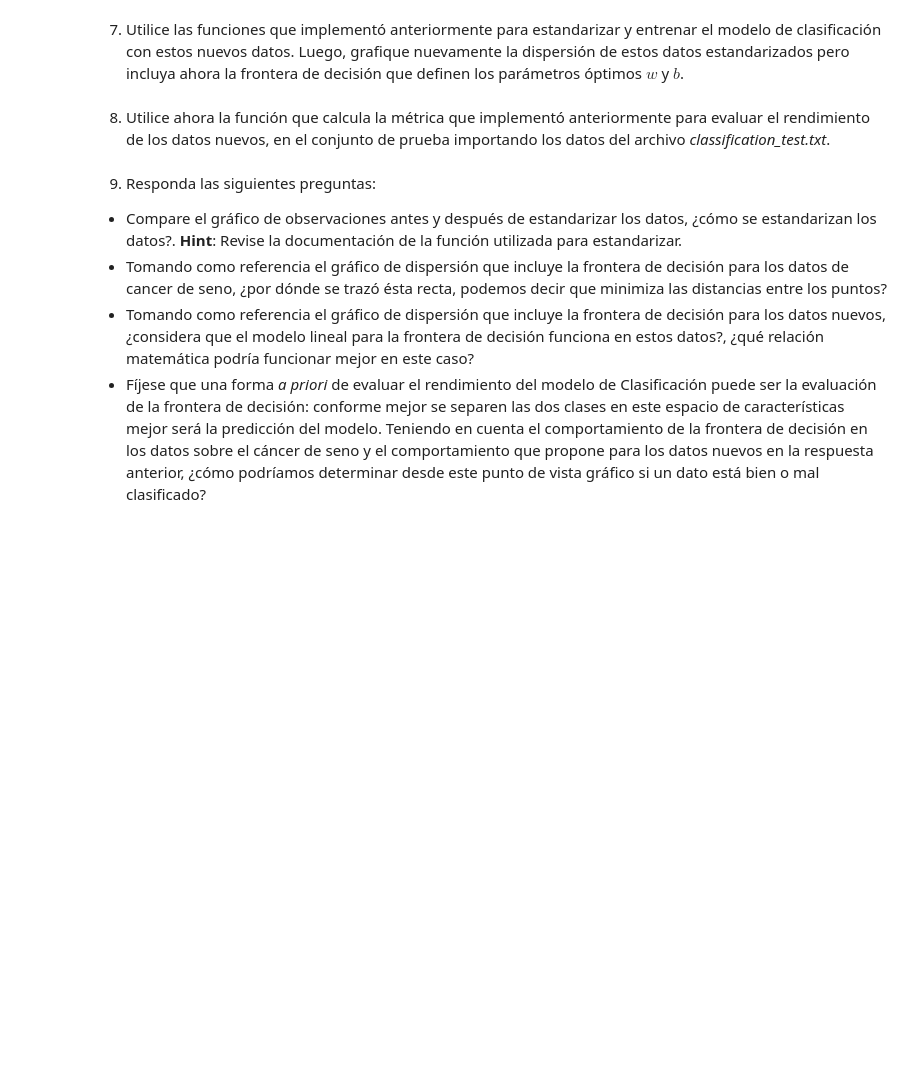
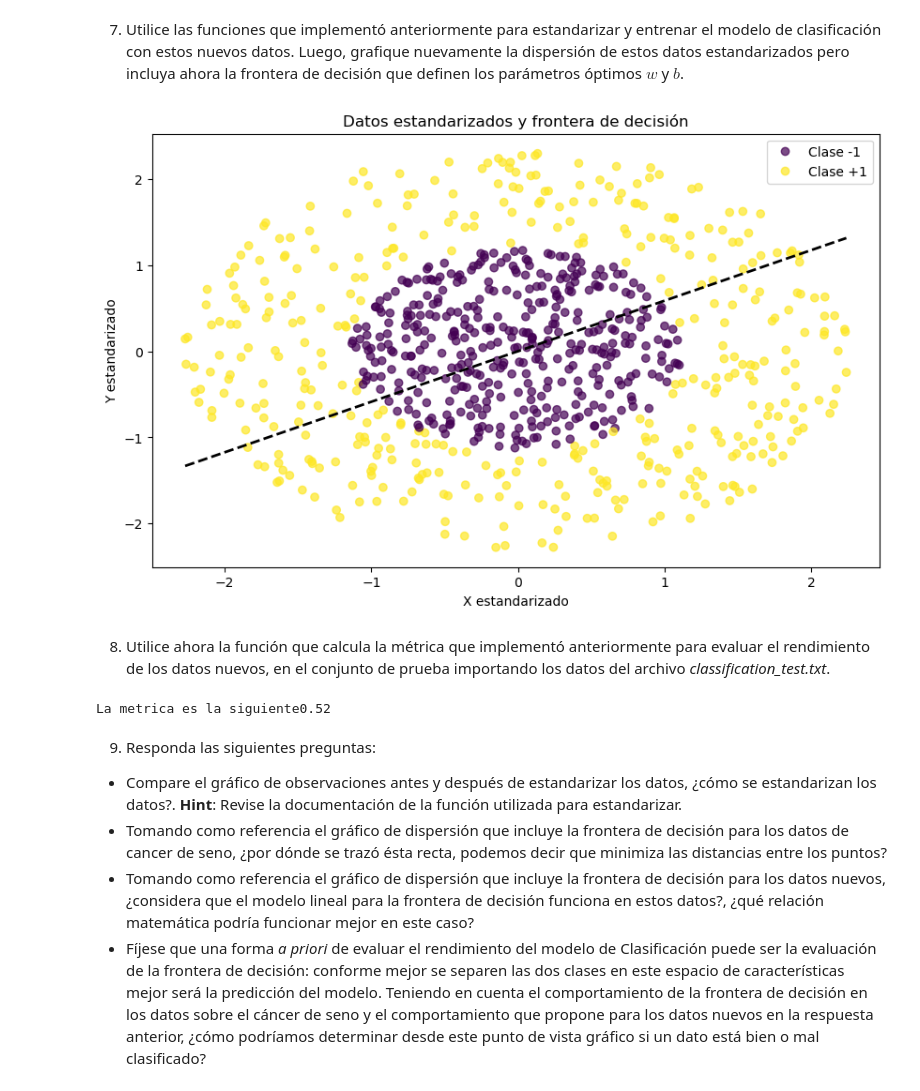
Before and after one commit to SuperEquipoEstrella/lab14-Machine, a Jupyter notebook: FML14_S4_G7.ipynb, the cells around one changed output. Cells and saved outputs as stored; diff of their text form; code cells hidden in the pictures; blank space fills up the shorter version.

```diff
--- a/FML14_S4_G7.ipynb
+++ b/FML14_S4_G7.ipynb
@@ -357,8 +357,53 @@ plt.show()
 [figure]
 # %% [markdown]
 7. Utilice las funciones que implementó anteriormente para estandarizar y entrenar el modelo de clasificación con estos nuevos datos. Luego, grafique nuevamente la dispersión de estos datos estandarizados pero incluya ahora la frontera de decisión que definen los parámetros óptimos $w$ y $b$.
+# %%
+X_nl = df_clas_train[['X', 'Y']].values
+y_nl = df_clas_train['Z'].values
+
+scaler_nl = StandardScaler()
+X_nl_std = scaler_nl.fit_transform(X_nl)
+
+x1_std = X_nl_std[:, 0]
+x2_std = X_nl_std[:, 1]
+
+modelo_nl = train_model(X_nl_std, y_nl)
+w = modelo_nl['w']
+b = modelo_nl['b'][0]
+
+x_line = np.linspace(x1_std.min(), x1_std.max(), 300)
+y_line = -(w[0]/w[1])*x_line - b/w[1]
+
+fig, ax = plt.subplots(figsize=(10, 6))
+scatter = ax.scatter(x1_std, x2_std, c=y_nl, cmap='viridis', alpha=0.7)
+ax.plot(x_line, y_line, 'k--', linewidth=2)
+
+handles, labels = scatter.legend_elements()
+ax.legend(handles, ['Clase -1', 'Clase +1'])
+
+ax.set_xlabel('X estandarizado')
+ax.set_ylabel('Y estandarizado')
+ax.set_title('Datos estandarizados y frontera de decisión')
+plt.show()
+# %% [output]
+[figure, added]
 # %% [markdown]
 8. Utilice ahora la función que calcula la métrica que implementó anteriormente para evaluar el rendimiento de los datos nuevos, en el conjunto de prueba importando los datos del archivo *classification_test.txt*.
+# %%
+df_test = pd.read_csv("classification_test.txt", sep="\t")
+
+def score_model_test(model, scaler, X, y_true):
+    X_std = scaler.transform(X)
+    y_pred = model.predict(X_std)
+    return np.mean(y_pred == y_true)
+
+X_test = df_test[['X','Y']].values
+y_test = df_test['Z'].values
+
+score_test = score_model_test(modelo_nl['model'], scaler_nl, X_test, y_test)
+print("La metrica es la siguiente " + str(score_test))
+# %% [output]
+La metrica es la siguiente0.52
 # %% [markdown]
 9. Responda las siguientes preguntas:
 
```
